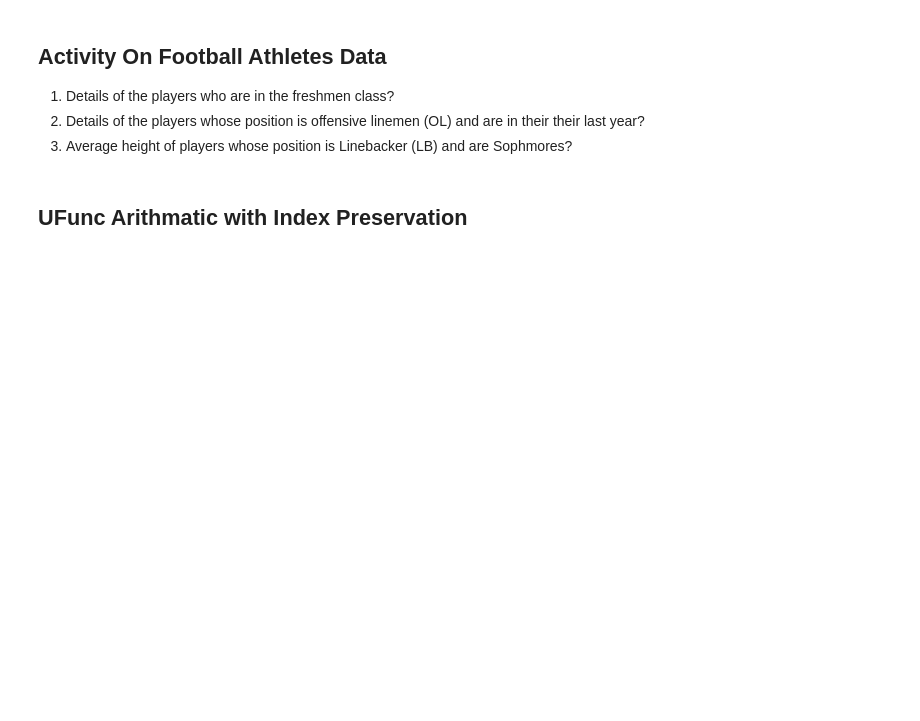
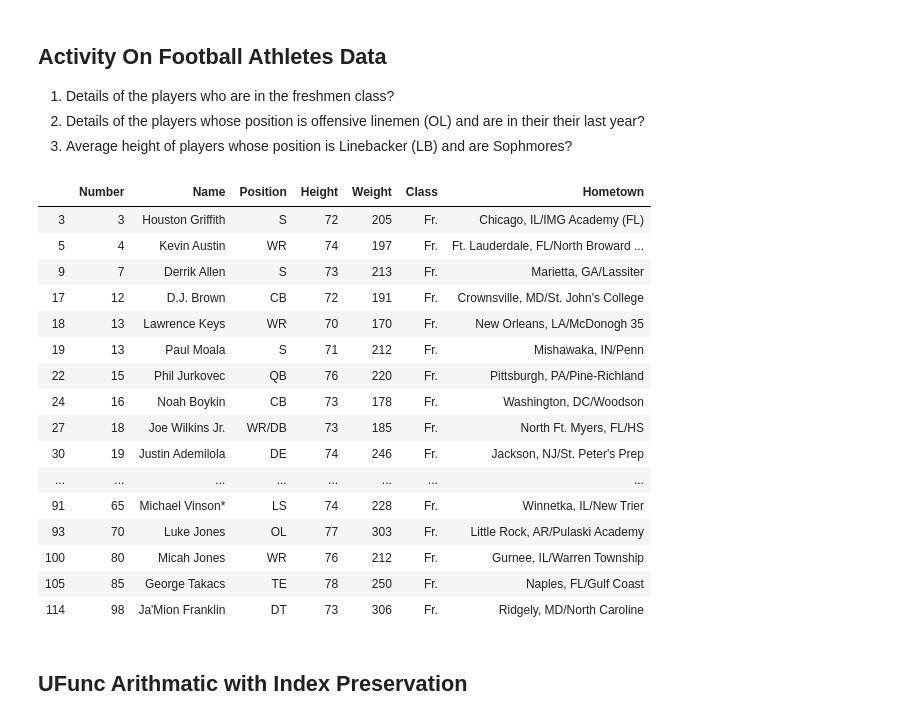
Before and after one commit to jarp/ITAO-30210-SP21, a Jupyter notebook: Class_10_Numpy_Dictionary_Pandas.ipynb, the cells around one changed output. Cells and saved outputs as stored; diff of their text form; code cells hidden in the pictures; blank space fills up the shorter version.

```diff
--- a/Class_10_Numpy_Dictionary_Pandas.ipynb
+++ b/Class_10_Numpy_Dictionary_Pandas.ipynb
@@ -855,3 +937,31 @@ athletes_data
+# %%
+athletes_data['Class'].unique()
+athletes_data['Position'].unique()
+athletes_data[ athletes_data['Class'] ==  'Fr.']
+athletes_data[ (athletes_data['Position'] == 'OL') & ( (athletes_data['Class'] == 'Sr.') | (athletes_data['Class'] == '5th') ) ]
+
+athletes_data[
+    (athletes_data['Class'] == 'Soph.') &
+    (athletes_data['Position'] == 'LB')
+    ]['Height'].mean()
+# %% [output]
+|  | Number | Name | Position | Height | Weight | Class | Hometown |
+| 3 | 3 | Houston Griffith | S | 72 | 205 | Fr. | Chicago, IL/IMG Academy (FL) |
+| 5 | 4 | Kevin Austin | WR | 74 | 197 | Fr. | Ft. Lauderdale, FL/North Broward ... |
+| 9 | 7 | Derrik Allen | S | 73 | 213 | Fr. | Marietta, GA/Lassiter |
+| 17 | 12 | D.J. Brown | CB | 72 | 191 | Fr. | Crownsville, MD/St. John's College |
+| 18 | 13 | Lawrence Keys | WR | 70 | 170 | Fr. | New Orleans, LA/McDonogh 35 |
+| 19 | 13 | Paul Moala | S | 71 | 212 | Fr. | Mishawaka, IN/Penn |
+| 22 | 15 | Phil Jurkovec | QB | 76 | 220 | Fr. | Pittsburgh, PA/Pine-Richland |
+| 24 | 16 | Noah Boykin | CB | 73 | 178 | Fr. | Washington, DC/Woodson |
+| 27 | 18 | Joe Wilkins Jr. | WR/DB | 73 | 185 | Fr. | North Ft. Myers, FL/HS |
+| 30 | 19 | Justin Ademilola | DE | 74 | 246 | Fr. | Jackson, NJ/St. Peter's Prep |
+| ... | ... | ... | ... | ... | ... | ... | ... |
+| 91 | 65 | Michael Vinson* | LS | 74 | 228 | Fr. | Winnetka, IL/New Trier |
+| 93 | 70 | Luke Jones | OL | 77 | 303 | Fr. | Little Rock, AR/Pulaski Academy |
+| 100 | 80 | Micah Jones | WR | 76 | 212 | Fr. | Gurnee, IL/Warren Township |
+| 105 | 85 | George Takacs | TE | 78 | 250 | Fr. | Naples, FL/Gulf Coast |
+| 114 | 98 | Ja'Mion Franklin | DT | 73 | 306 | Fr. | Ridgely, MD/North Caroline |
 # %% [markdown]
 ## UFunc Arithmatic with Index Preservation
 # %% [markdown]
```
Also changed, not shown: parts of 13 cells of this notebook, 3 other files.
